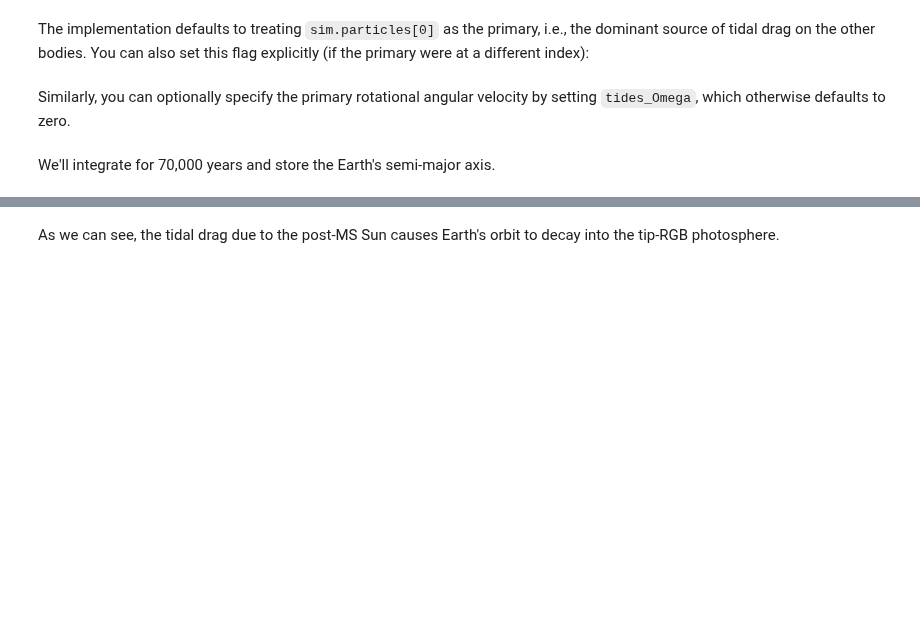
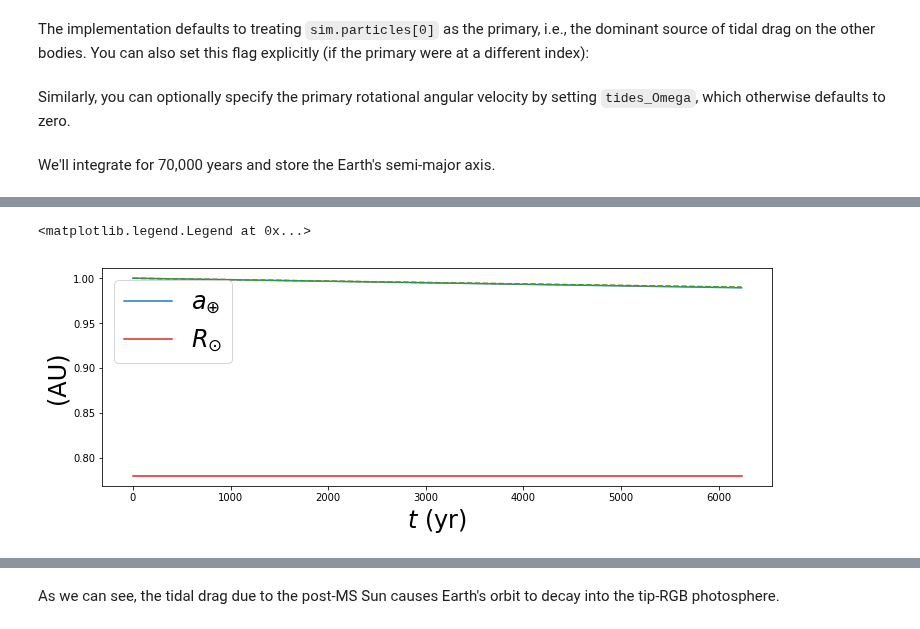
Before and after one commit to dtamayo/reboundx, a Jupyter notebook: ipython_examples/TidesDrag.ipynb, the cells around one changed output, grey strips where cells are left out. Cells and saved outputs as stored; diff of their text form; code cells hidden in the pictures; blank space fills up the shorter version.

```diff
--- a/ipython_examples/TidesDrag.ipynb
+++ b/ipython_examples/TidesDrag.ipynb
@@ -61,0 +101,14 @@ ax.legend(fontsize=24, loc='best')
+# %%
+%matplotlib inline
+import matplotlib.pyplot as plt
+fig, ax = plt.subplots(figsize=(12,4))
+ax.plot(times, pa, label='$a_{\oplus}$')
+ax.plot(times, apred, '--')
+ax.plot(times, apred2, '--')
+ax.plot(times, R0, label='$R_{\odot}$')
+ax.set_xlabel('$t$ (yr)', fontsize=24)
+ax.set_ylabel('(AU)', fontsize=24)
+ax.legend(fontsize=24, loc='best')
+# %% [output]
+<matplotlib.legend.Legend at 0x...>
+[figure, added]
```
Also changed, not shown: parts of 2 cells of this notebook, 3 other files.
